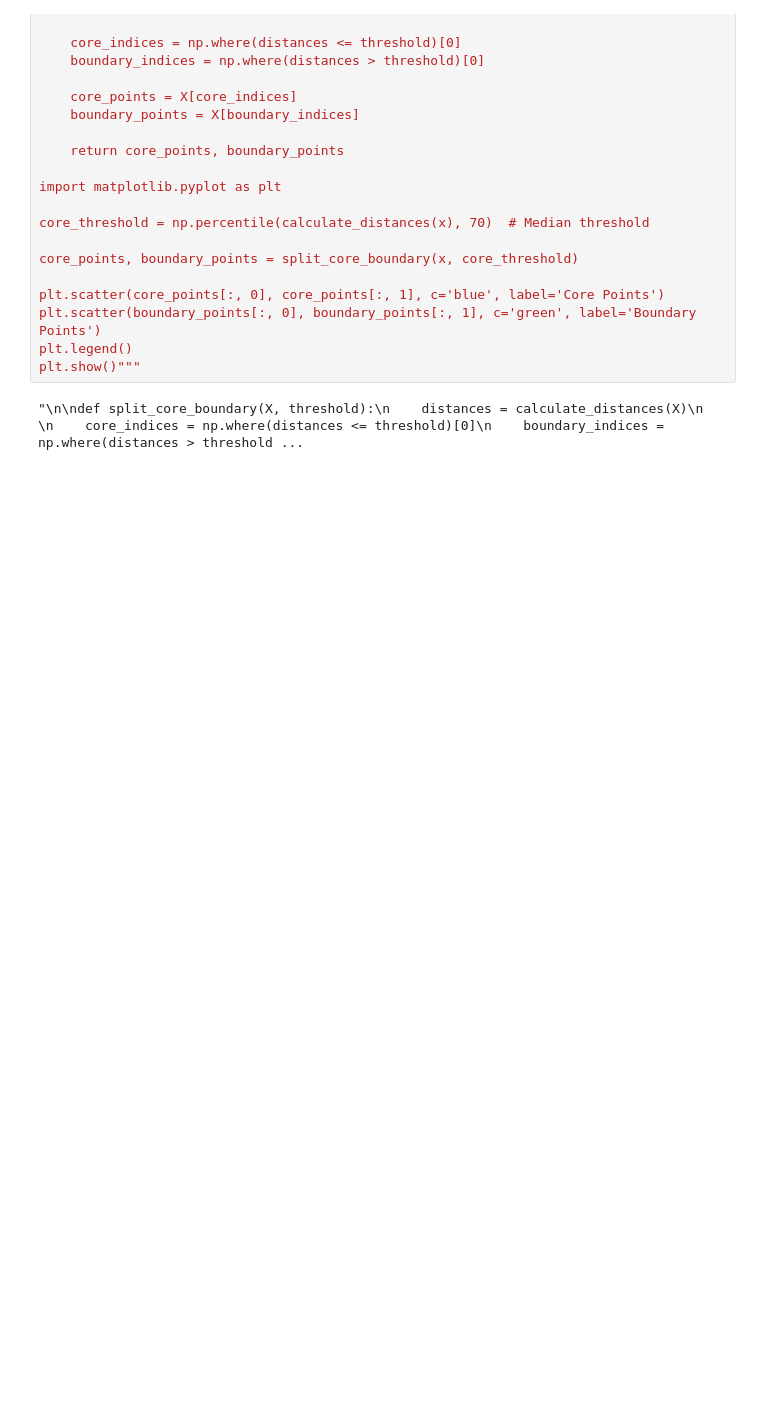
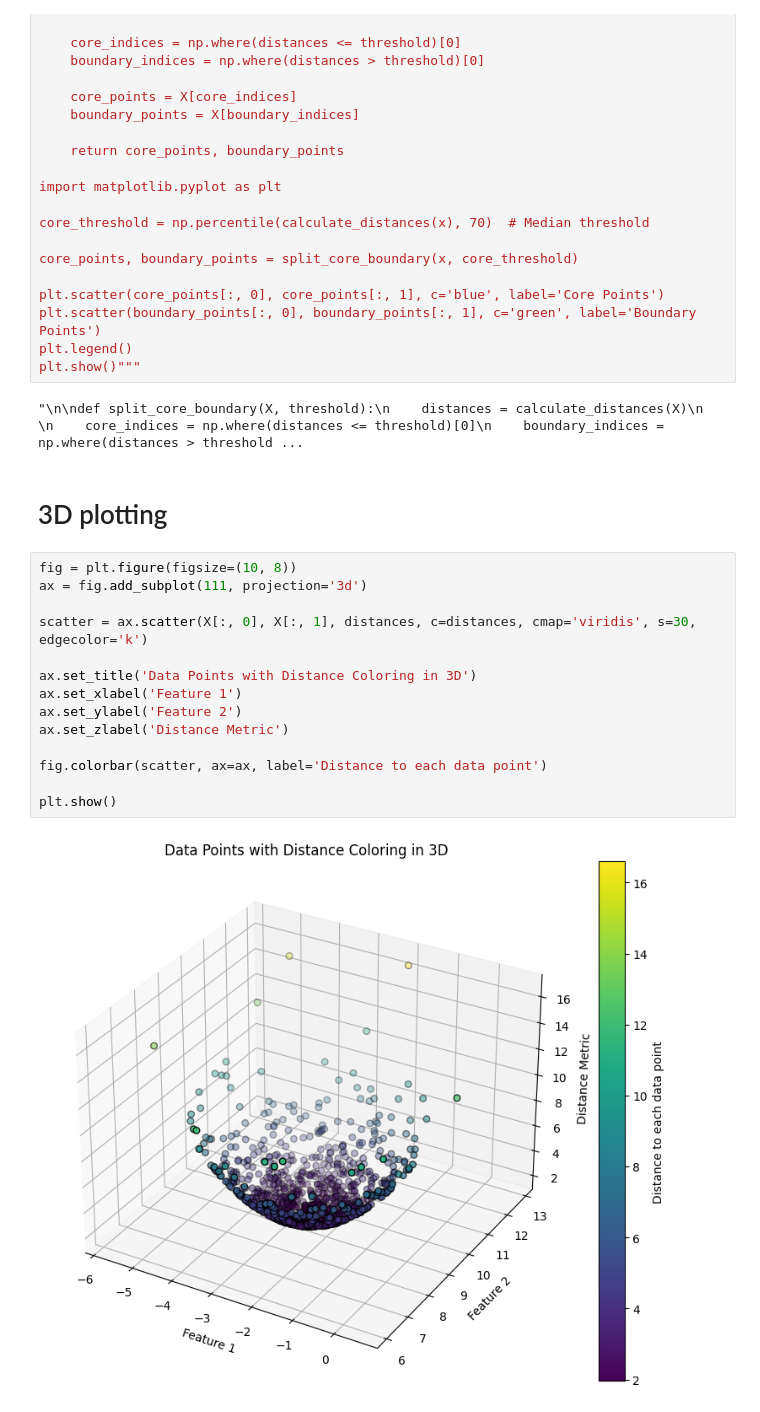
Before and after one commit to ismael909/Data-Balancing, a Jupyter notebook: Artificial_Data/distance.ipynb, the cells around one changed output. Drawn from its saved outputs; the diff is of its cells as text; blank space fills up the shorter version.

```diff
--- a/Artificial_Data/distance.ipynb
+++ b/Artificial_Data/distance.ipynb
@@ -63,3 +63,21 @@ plt.legend()
 plt.show()"""
 # %% [output]
 "\n\ndef split_core_boundary(X, threshold):\n    distances = calculate_distances(X)\n    \n    core_indices = np.where(distances <= threshold)[0]\n    boundary_indices = np.where(distances > threshold ...
+# %% [markdown]
+# 3D plotting
+# %%
+fig = plt.figure(figsize=(10, 8))
+ax = fig.add_subplot(111, projection='3d')
+
+scatter = ax.scatter(X[:, 0], X[:, 1], distances, c=distances, cmap='viridis', s=30, edgecolor='k')
+
+ax.set_title('Data Points with Distance Coloring in 3D')
+ax.set_xlabel('Feature 1')
+ax.set_ylabel('Feature 2')
+ax.set_zlabel('Distance Metric')
+
+fig.colorbar(scatter, ax=ax, label='Distance to each data point')
+
+plt.show()
+# %% [output]
+[figure, added]
```
Also changed, not shown: parts of 3 cells of this notebook.
